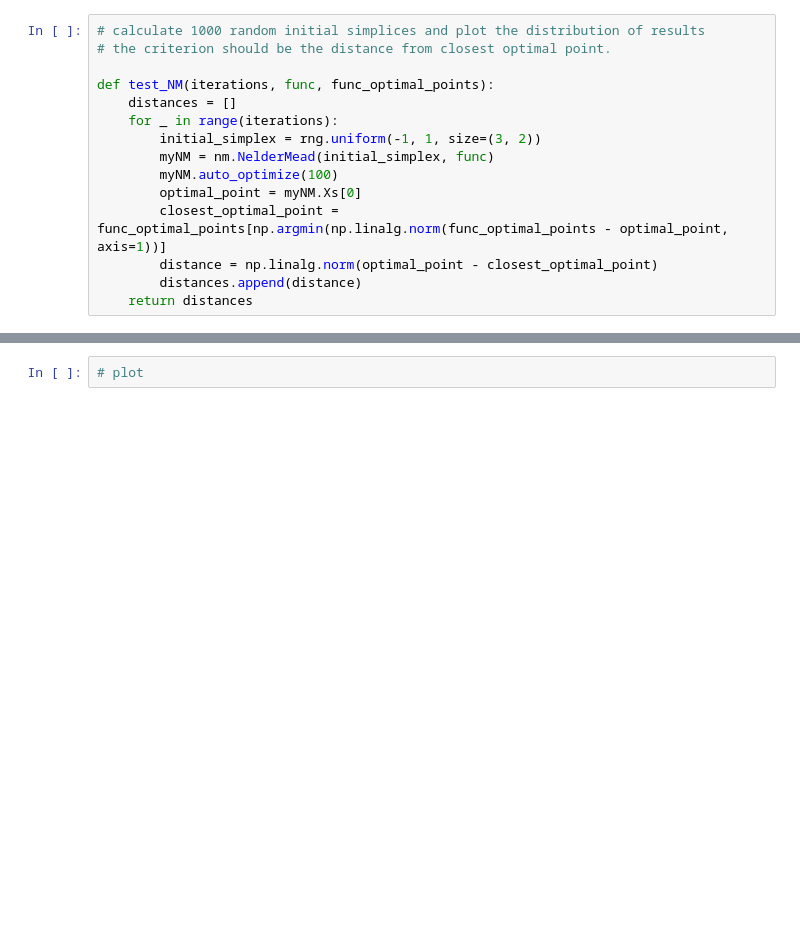
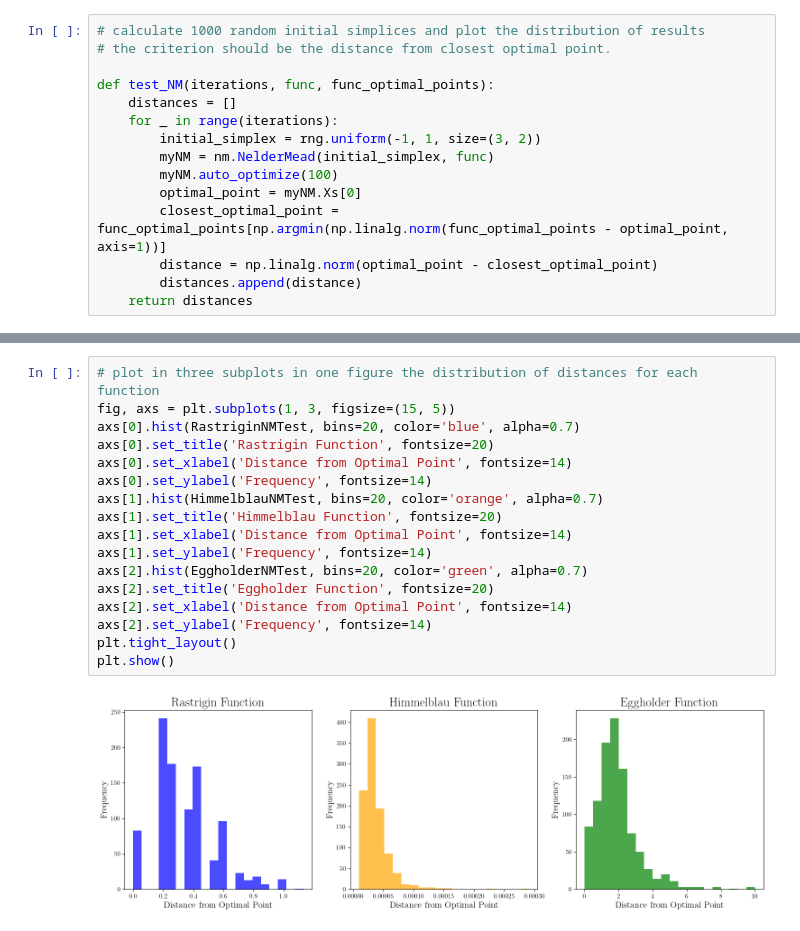
Before and after one commit to DrumJB/NumericalMinimization, a Jupyter notebook: Testing.ipynb, the cells around one changed output, grey strips where cells are left out. Cells and saved outputs as stored; diff of their text form; blank space fills up the shorter version.

```diff
--- a/Testing.ipynb
+++ b/Testing.ipynb
@@ -133,2 +131,19 @@ AxisError: axis 1 is out of bounds for array of dimension 1
 # %%
-# plot
+# plot in three subplots in one figure the distribution of distances for each function
+fig, axs = plt.subplots(1, 3, figsize=(15, 5))
+axs[0].hist(RastriginNMTest, bins=20, color='blue', alpha=0.7)
+axs[0].set_title('Rastrigin Function', fontsize=20)
+axs[0].set_xlabel('Distance from Optimal Point', fontsize=14)
+axs[0].set_ylabel('Frequency', fontsize=14)
+axs[1].hist(HimmelblauNMTest, bins=20, color='orange', alpha=0.7)
+axs[1].set_title('Himmelblau Function', fontsize=20)
+axs[1].set_xlabel('Distance from Optimal Point', fontsize=14)
+axs[1].set_ylabel('Frequency', fontsize=14)
+axs[2].hist(EggholderNMTest, bins=20, color='green', alpha=0.7)
+axs[2].set_title('Eggholder Function', fontsize=20)
+axs[2].set_xlabel('Distance from Optimal Point', fontsize=14)
+axs[2].set_ylabel('Frequency', fontsize=14)
+plt.tight_layout()
+plt.show()
+# %% [output]
+[figure, added]
```
Also changed, not shown: parts of 1 cell of this notebook.
